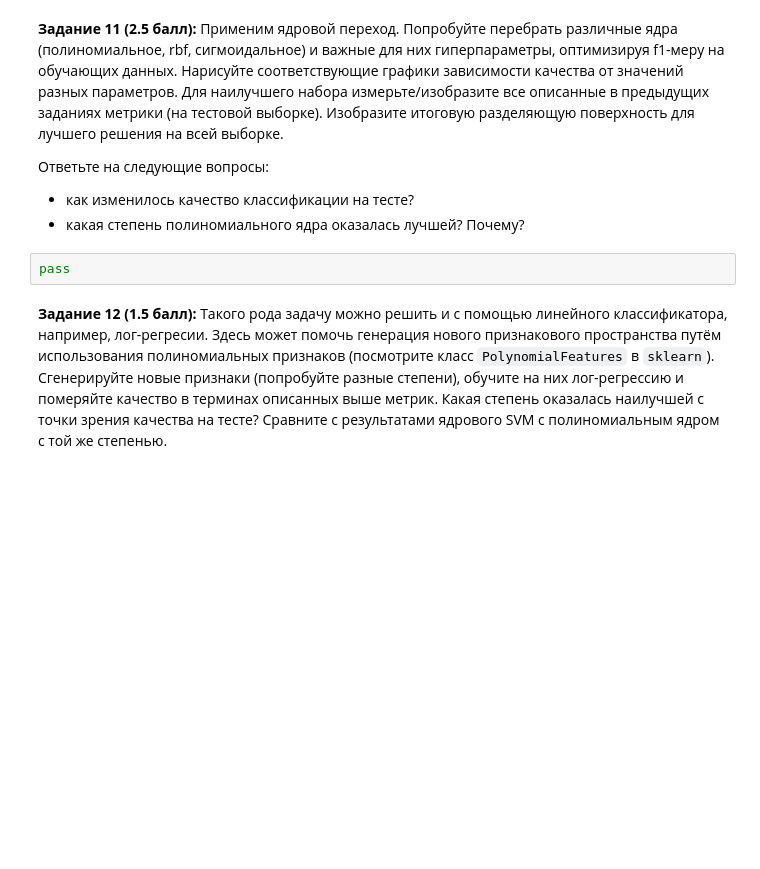
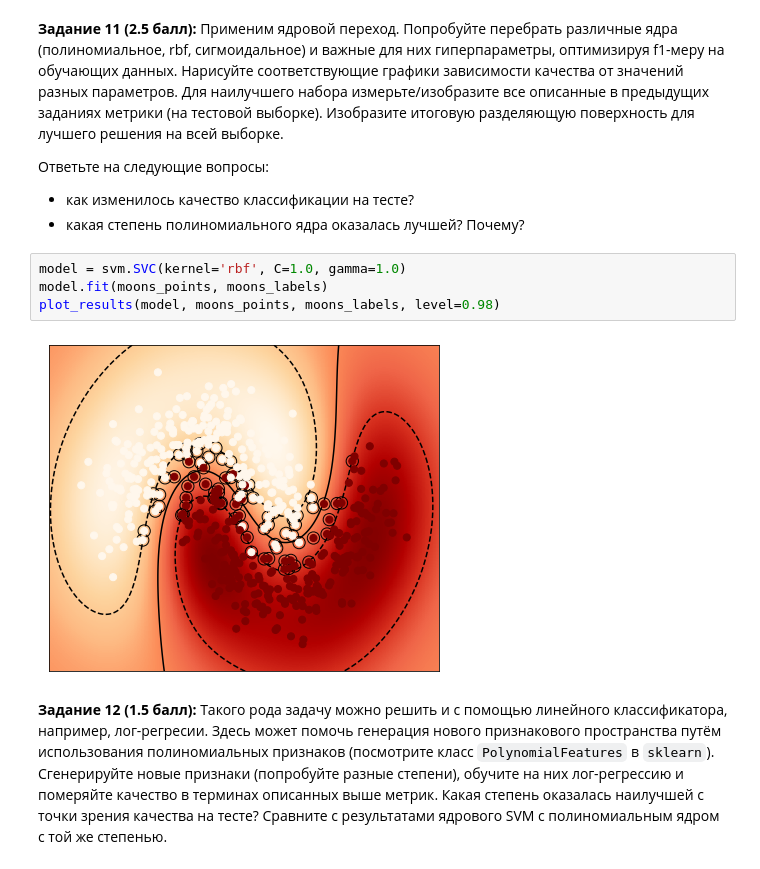
Before and after one commit to dep-810b-studs/mipt-python, a Jupyter notebook: tasks/mipt-python-task-ml.ipynb, the cells around one changed output. Saved outputs shown, nothing was run; the diff lists cells and outputs as text; blank space fills up the shorter version.

```diff
--- a/tasks/mipt-python-task-ml.ipynb
+++ b/tasks/mipt-python-task-ml.ipynb
@@ -461,8 +461,12 @@ __Задание 11 (2.5 балл):__ Применим ядровой перех
 Ответьте на следующие вопросы:
 - как изменилось качество классификации на тесте?
 - какая степень полиномиального ядра оказалась лучшей? Почему?
-# %%
-pass
+# %%
+model = svm.SVC(kernel='rbf', C=1.0, gamma=1.0)
+model.fit(moons_points, moons_labels)
+plot_results(model, moons_points, moons_labels, level=0.98)
+# %% [output]
+[figure, added]
 # %% [markdown]
 __Задание 12 (1.5 балл):__ Такого рода задачу можно решить и с помощью линейного классификатора, например, лог-регресии. Здесь может помочь генерация нового признакового пространства путём использования полиномиальных признаков (посмотрите класс `PolynomialFeatures` в `sklearn`). Сгенерируйте новые признаки (попробуйте разные степени), обучите на них лог-регрессию и померяйте качество в терминах описанных выше метрик. Какая степень оказалась наилучшей с точки зрения качества на тесте? Сравните с результатами ядрового SVM с полиномиальным ядром с той же степенью.
 # %%
```
